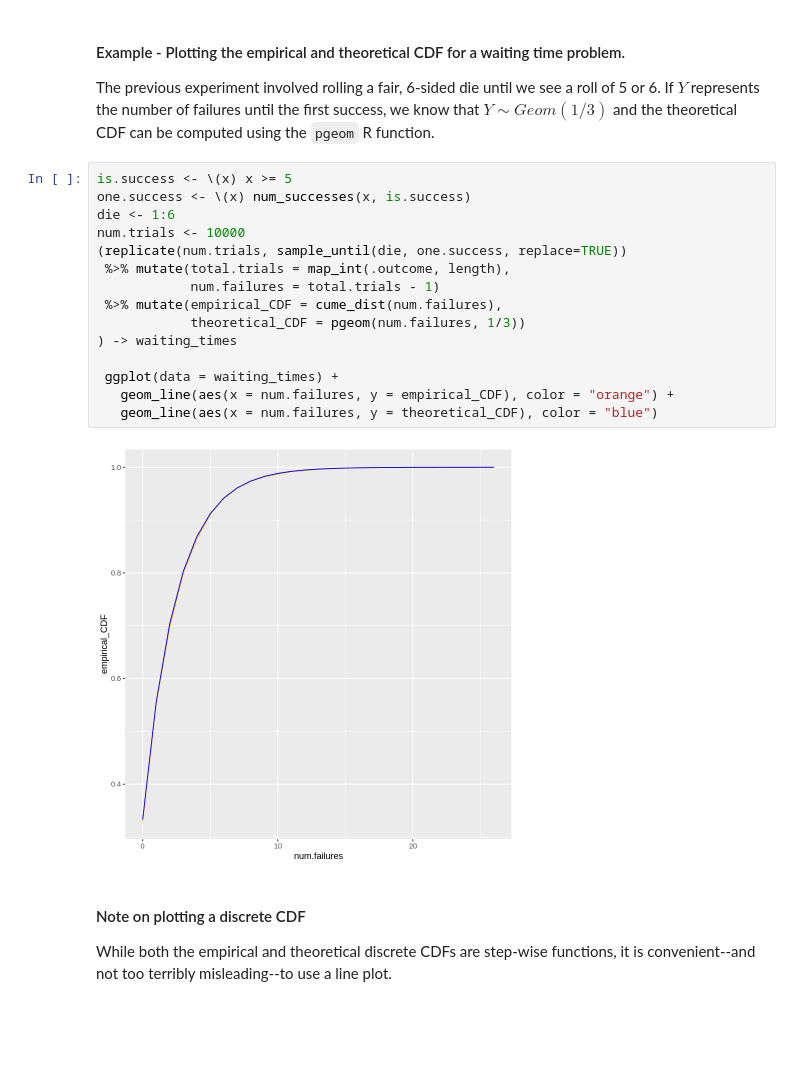
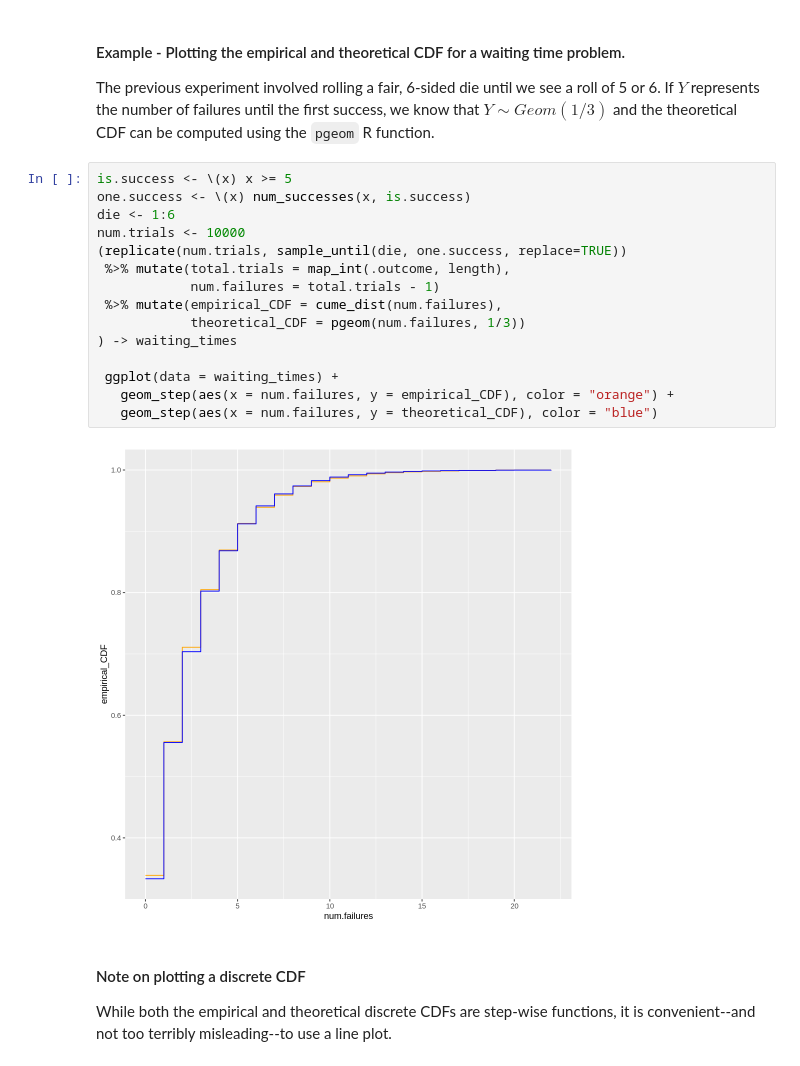
Before and after one commit to yardsale8/probability_simulations_in_R, a Jupyter notebook: 2_6_plotting_estimated_distributions.ipynb, the cells around one changed output. Drawn from its saved outputs; the diff is of its cells as text; blank space fills up the shorter version.

```diff
--- a/2_6_plotting_estimated_distributions.ipynb
+++ b/2_6_plotting_estimated_distributions.ipynb
@@ -105,20 +118,20 @@ The previous experiment involved rolling a fair, 6-sided die until we see a roll
 # %%
 is.success <- \(x) x >= 5
 one.success <- \(x) num_successes(x, is.success)
 die <- 1:6
 num.trials <- 10000
 (replicate(num.trials, sample_until(die, one.success, replace=TRUE))
  %>% mutate(total.trials = map_int(.outcome, length),
             num.failures = total.trials - 1)
  %>% mutate(empirical_CDF = cume_dist(num.failures),
             theoretical_CDF = pgeom(num.failures, 1/3))
 ) -> waiting_times
 
  ggplot(data = waiting_times) +
-   geom_line(aes(x = num.failures, y = empirical_CDF), color = "orange") +
-   geom_line(aes(x = num.failures, y = theoretical_CDF), color = "blue")
+   geom_step(aes(x = num.failures, y = empirical_CDF), color = "orange") +
+   geom_step(aes(x = num.failures, y = theoretical_CDF), color = "blue")
 # %% [output]
-[figure, old version]
+[figure, new version]
 # %% [markdown]
 #### Note on plotting a discrete CDF
 
```
Also changed, not shown: parts of 13 cells of this notebook.
